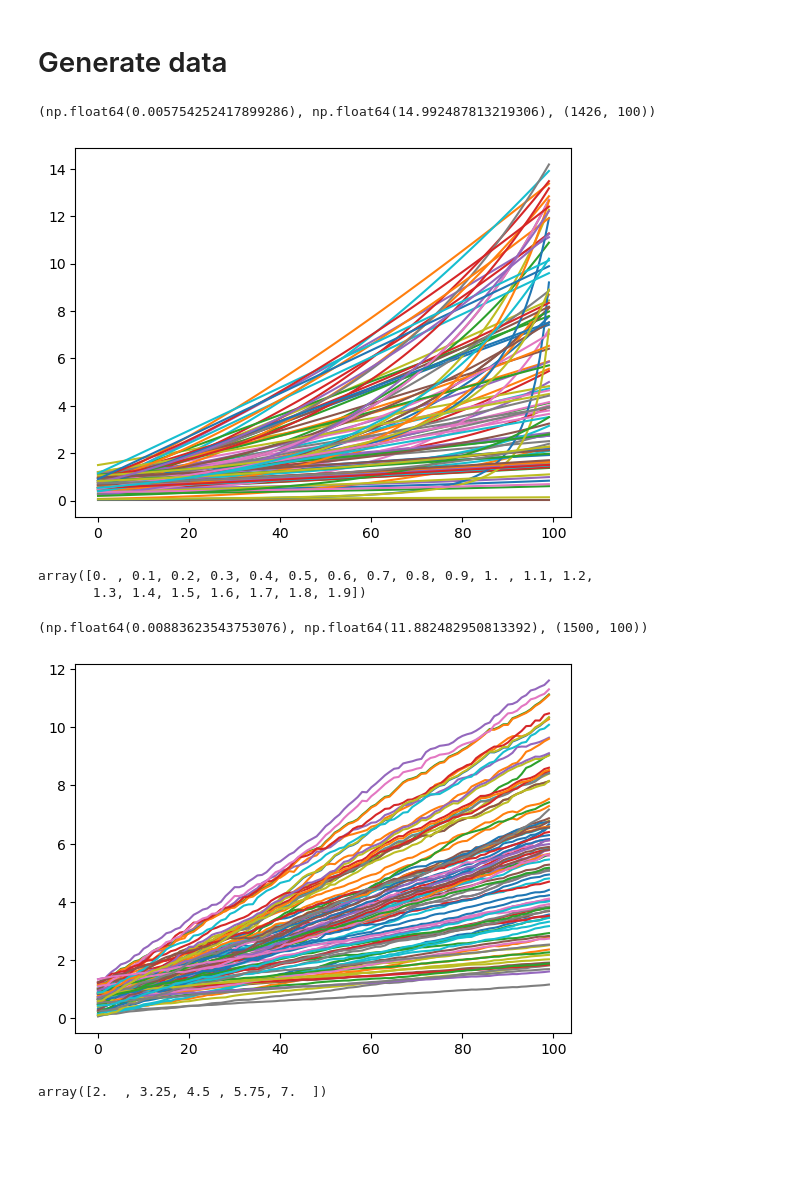
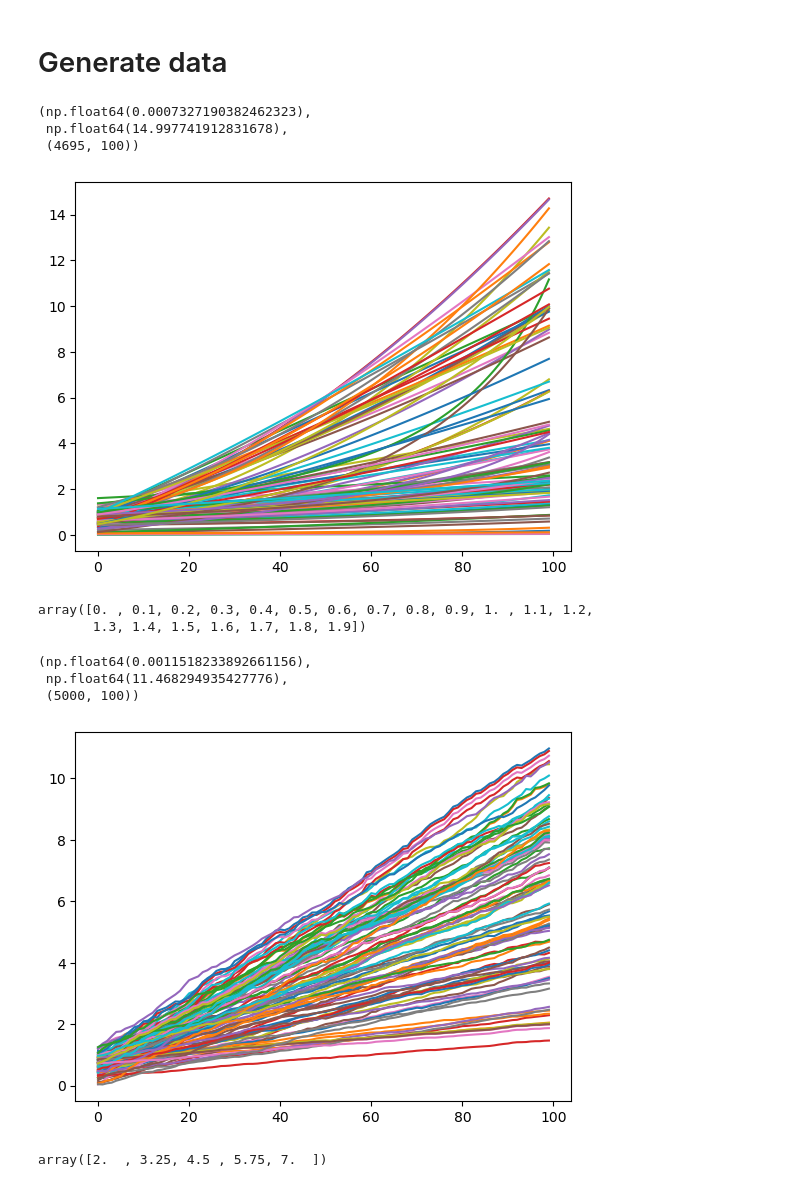
Before and after one commit to seyedasadzadeh/degradation-transformer, a Jupyter notebook: main.ipynb, the cells around one changed output. Drawn from its saved outputs; the diff is of its cells as text; code cells hidden in the pictures; blank space fills up the shorter version.

```diff
--- a/main.ipynb
+++ b/main.ipynb
@@ -8,26 +8,28 @@ from src.utils import *
 # Generate data
 # %%
 length = 100
-n0 = 30
+n0 = 100
 paris_episodes = np.empty((0, length))
 for c in np.arange(0.01, .1, .02):
     for m in np.arange(0.01, 4, .2):
         paris = ParisLawDegradation(length=length, dim=1, c=c, m=m)
         episodes_i = paris.generate_episode(x0=np.abs(np.random.randn(n0)*0.3+0.7))  # Initial crack lengths in meters
         paris_episodes = np.concatenate([paris_episodes, episodes_i], axis=0)
 
 #drop invalid values
 paris_episodes = paris_episodes[~np.isnan(paris_episodes).any(axis=1)]
 paris_episodes = paris_episodes[(paris_episodes<15).all(axis=1)]
 paris_episodes = paris_episodes[(paris_episodes>=0).all(axis=1)]
 
 paris_episodes.shape
 # plot 20 random episodes
 plt.plot(paris_episodes[np.random.randint(0, paris_episodes.shape[0], size=100)].T)
 paris_episodes.min(), paris_episodes.max(), paris_episodes.shape
 # %% [output]
-(np.float64(0.005754252417899286), np.float64(14.992487813219306), (1426, 100))
+(np.float64(0.0007327190382462323),
+ np.float64(14.997741912831678),
+ (4695, 100))
-[figure, old version]
+[figure, new version]
 # %%
 np.arange(0, 2, .1)
 # %% [output]
@@ -50,8 +52,10 @@ lin_episodes = lin_episodes[(lin_episodes>=0).all(axis=1)]
 plt.plot(lin_episodes[np.random.randint(0, lin_episodes.shape[0], size=100)].T)
 lin_episodes.min(), lin_episodes.max(), lin_episodes.shape
 # %% [output]
-(np.float64(0.00883623543753076), np.float64(11.882482950813392), (1500, 100))
+(np.float64(0.0011518233892661156),
+ np.float64(11.468294935427776),
+ (5000, 100))
-[figure, old version]
+[figure, new version]
 # %%
 np.linspace(2, 7, 5)
 # %% [output]
```
Also changed, not shown: parts of 27 cells of this notebook, 13 other files.
